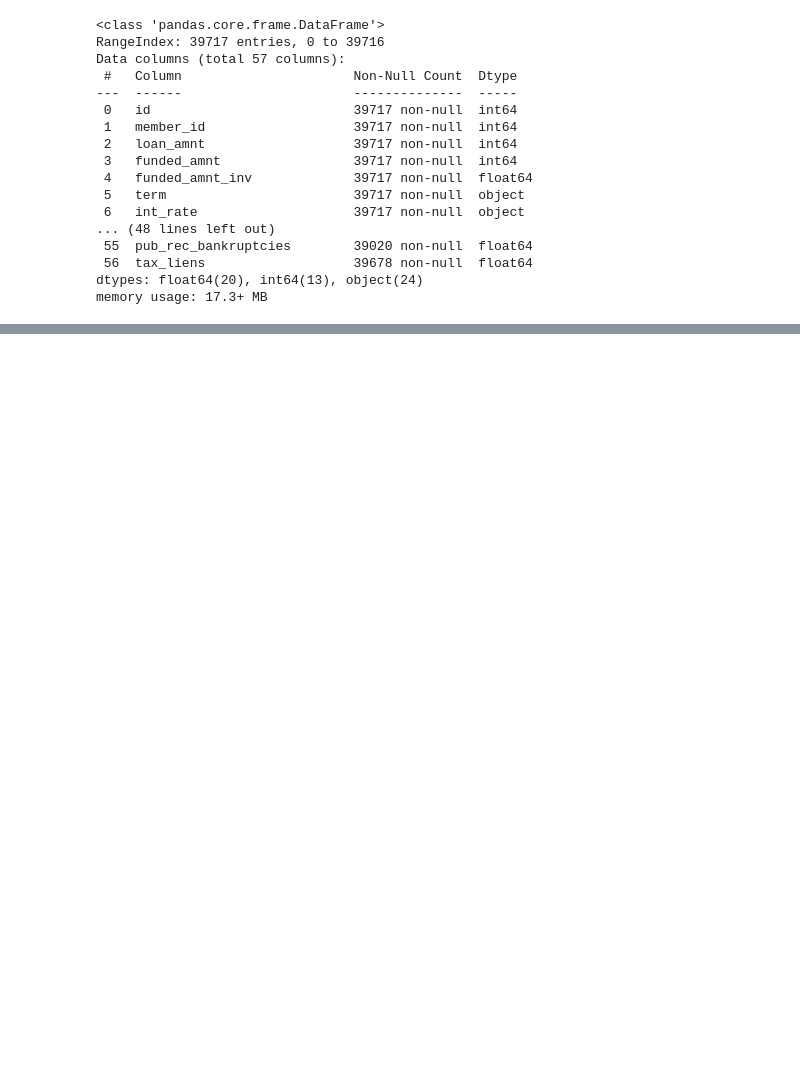
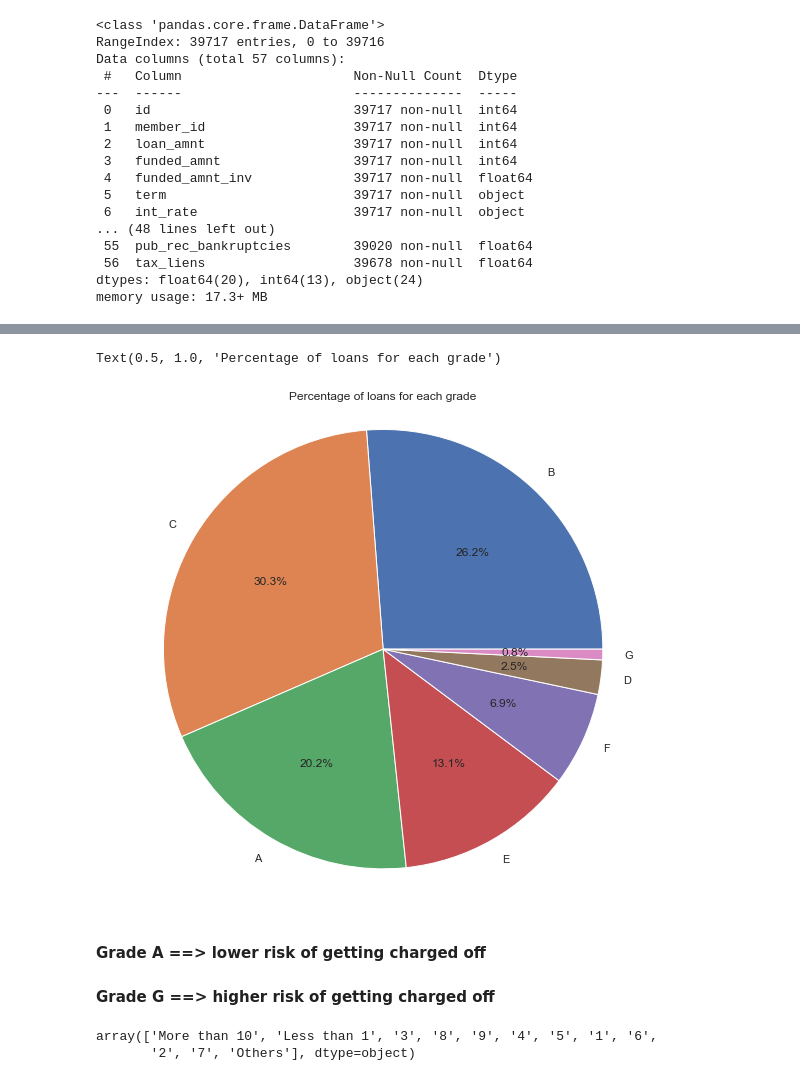
Before and after one commit to abhijeetpj/Advanced-Regression, a Jupyter notebook: LendingClub_CaseStudy/LendingClub_CaseStudy.ipynb, the cells around one changed output, grey strips where cells are left out. Cells and saved outputs as stored; diff of their text form; code cells hidden in the pictures; blank space fills up the shorter version.

```diff
--- a/LendingClub_CaseStudy/LendingClub_CaseStudy.ipynb
+++ b/LendingClub_CaseStudy/LendingClub_CaseStudy.ipynb
@@ -251,0 +552,26 @@ loan.shape
+# %%
+grade_A = round(sum(loan.grade == 'A')/len(loan) * 100, 2)
+grade_B = round(sum(loan.grade == 'B')/len(loan) * 100, 2)
+grade_C = round(sum(loan.grade == 'C')/len(loan) * 100, 2)
+grade_D = round(sum(loan.grade == 'D')/len(loan) * 100, 2)
+grade_E = round(sum(loan.grade == 'E')/len(loan) * 100, 2)
+grade_F = round(sum(loan.grade == 'F')/len(loan) * 100, 2)
+grade_G = round(sum(loan.grade == 'G')/len(loan) * 100, 2)
+
+counts = Counter(loan.grade.unique())
+fig, ax = plt.subplots()
+fig.set_size_inches(10, 9)
+plt.pie([grade_A, grade_B, grade_C, grade_D, grade_E, grade_F, grade_G], labels=counts.keys(), autopct='%1.1f%%')
+plt.axis('equal')  # Equal aspect ratio ensures that pie is drawn as a circle.
+plt.title('Percentage of loans for each grade')
+# %% [output]
+Text(0.5, 1.0, 'Percentage of loans for each grade')
+[figure, added]
+# %% [markdown]
+#### Grade A ==> lower risk of getting charged off
+#### Grade G ==> higher risk of getting charged off
+# %%
+loan.emp_length.unique()
+# %% [output]
+array(['More than 10', 'Less than 1', '3', '8', '9', '4', '5', '1', '6',
+       '2', '7', 'Others'], dtype=object)
```
Also changed, not shown: parts of 93 cells of this notebook.
